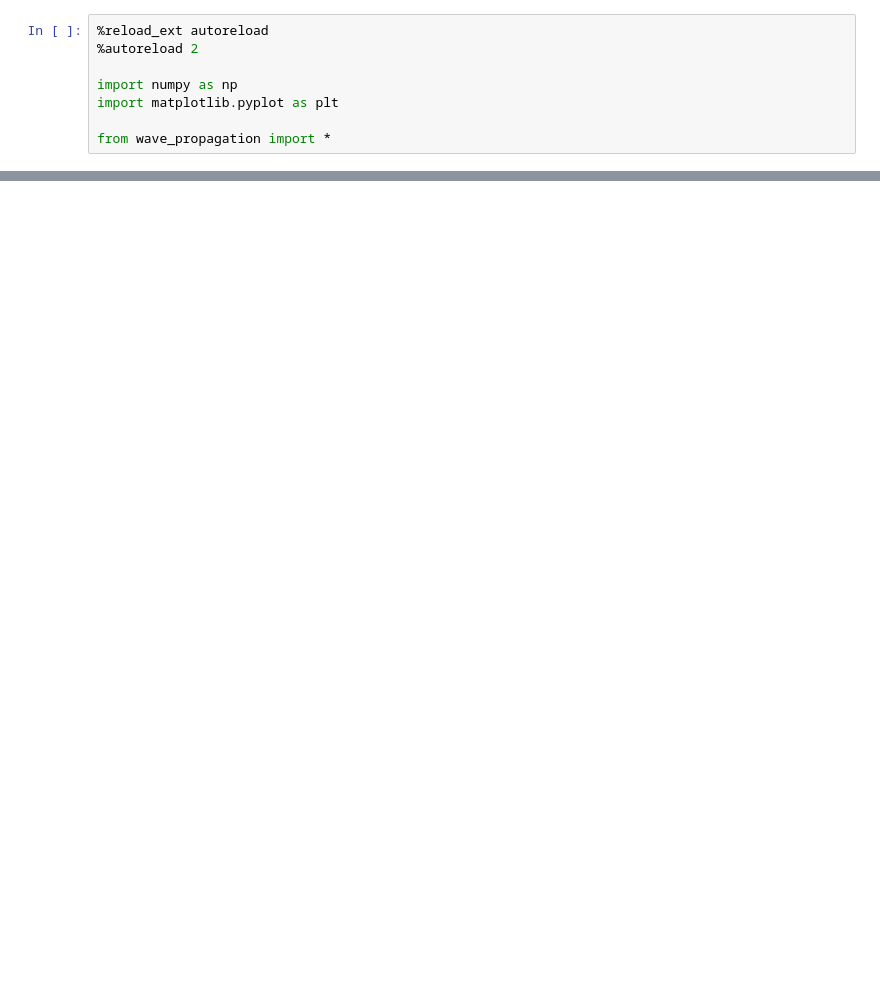
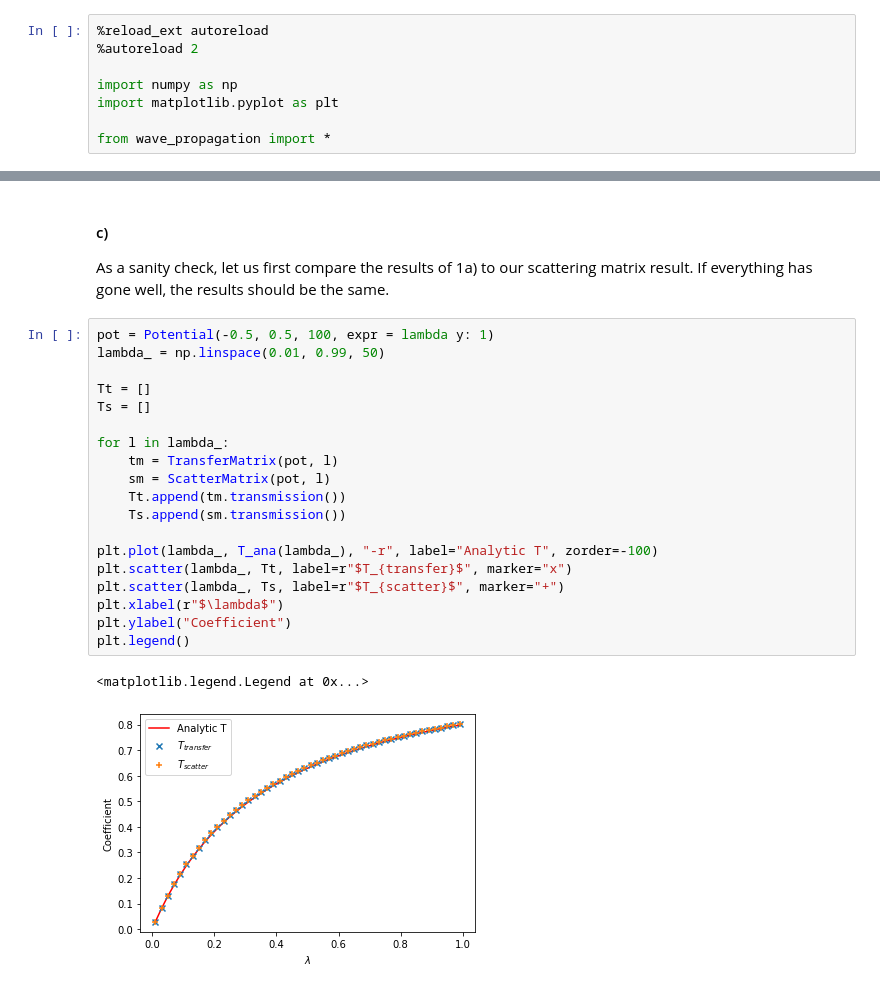
Before and after one commit to KevoSoftworks/computational_physics, a Jupyter notebook: 3_wave_propagation/wave_propagation.ipynb, the cells around one changed output, grey strips where cells are left out. Saved outputs shown, nothing was run; the diff lists cells and outputs as text; blank space fills up the shorter version.

```diff
--- a/3_wave_propagation/wave_propagation.ipynb
+++ b/3_wave_propagation/wave_propagation.ipynb
@@ -43,0 +90,26 @@ plt.scatter(y, [pot[i] for i in y])
+# %% [markdown]
+#### c)
+
+As a sanity check, let us first compare the results of 1a) to our scattering matrix result. If everything has gone well, the results should be the same.
+# %%
+pot = Potential(-0.5, 0.5, 100, expr = lambda y: 1)
+lambda_ = np.linspace(0.01, 0.99, 50)
+
+Tt = []
+Ts = []
+
+for l in lambda_:
+    tm = TransferMatrix(pot, l)
+    sm = ScatterMatrix(pot, l)
+    Tt.append(tm.transmission())
+    Ts.append(sm.transmission())
+
+plt.plot(lambda_, T_ana(lambda_), "-r", label="Analytic T", zorder=-100)
+plt.scatter(lambda_, Tt, label=r"$T_{transfer}$", marker="x")
+plt.scatter(lambda_, Ts, label=r"$T_{scatter}$", marker="+")
+plt.xlabel(r"$\lambda$")
+plt.ylabel("Coefficient")
+plt.legend()
+# %% [output]
+<matplotlib.legend.Legend at 0x...>
+[figure, added]
```
Also changed, not shown: parts of 13 cells of this notebook, 1 other file.
